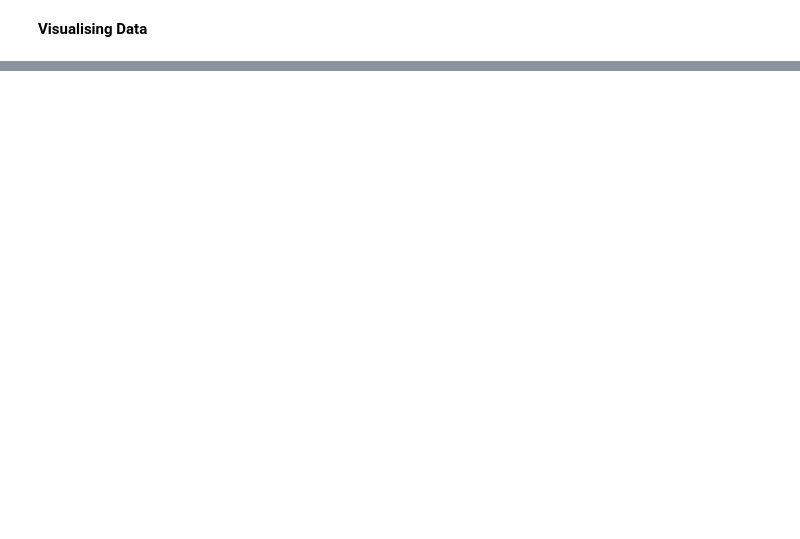
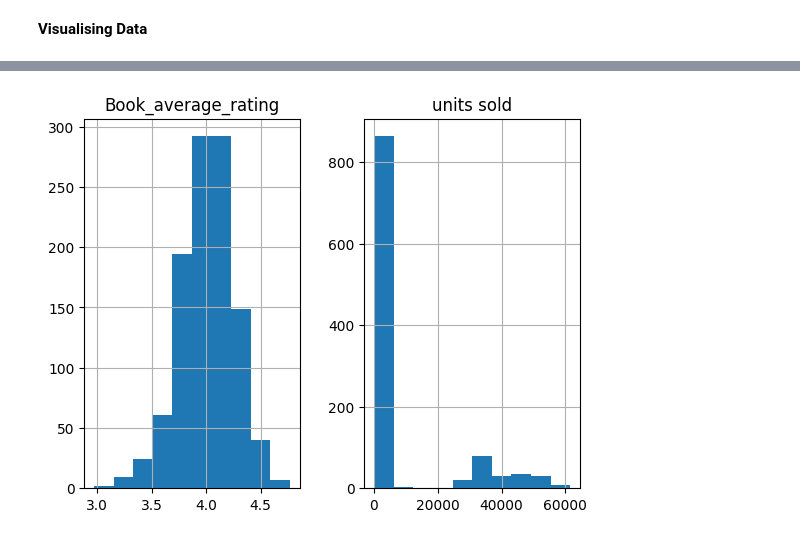
Before and after one commit to Fsrkh/machine-learning-small-projects, a Jupyter notebook: book_sales.ipynb, the cells around one changed output, grey strips where cells are left out. Saved outputs shown, nothing was run; the diff lists cells and outputs as text; code cells hidden in the pictures; blank space fills up the shorter version.

```diff
--- a/book_sales.ipynb
+++ b/book_sales.ipynb
@@ -52,0 +74,5 @@ max    47795.000000       28677.000000    33.860000  1273.000000  61560.000000
+# %%
+dataset.hist()
+plt.show()
+# %% [output]
+[figure, added]
```
Also changed, not shown: parts of 4 cells of this notebook.
